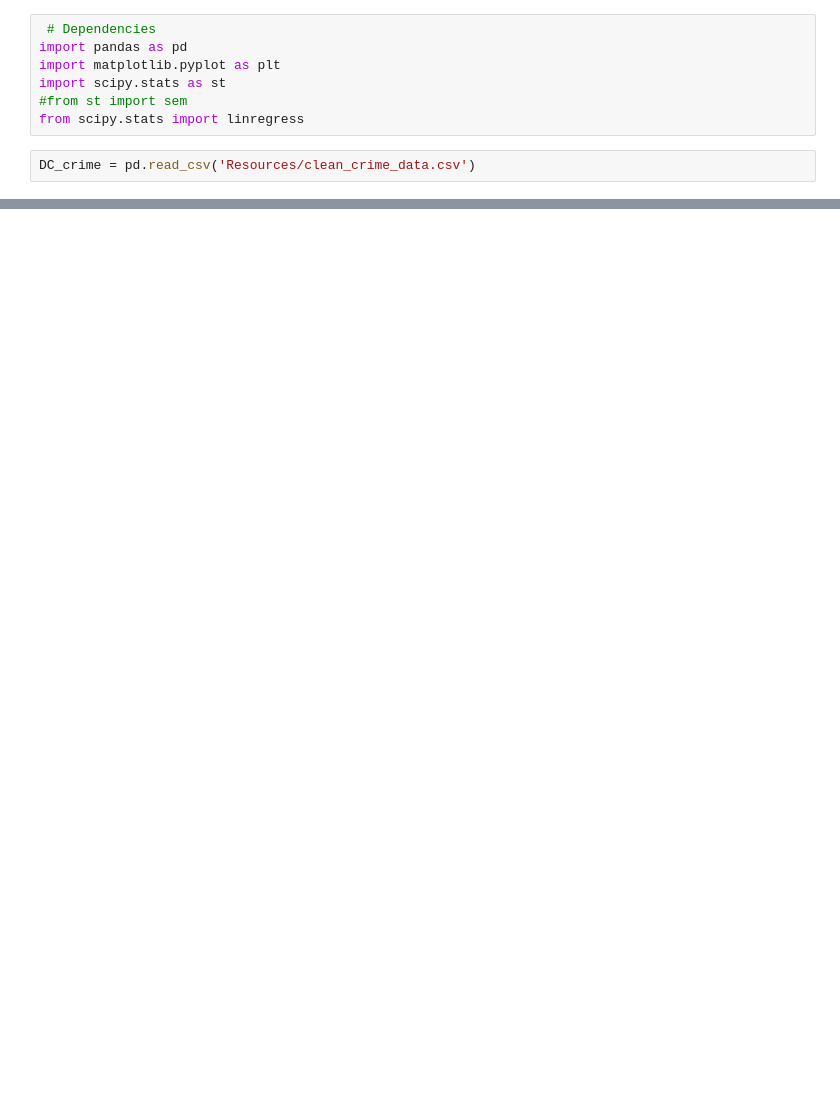
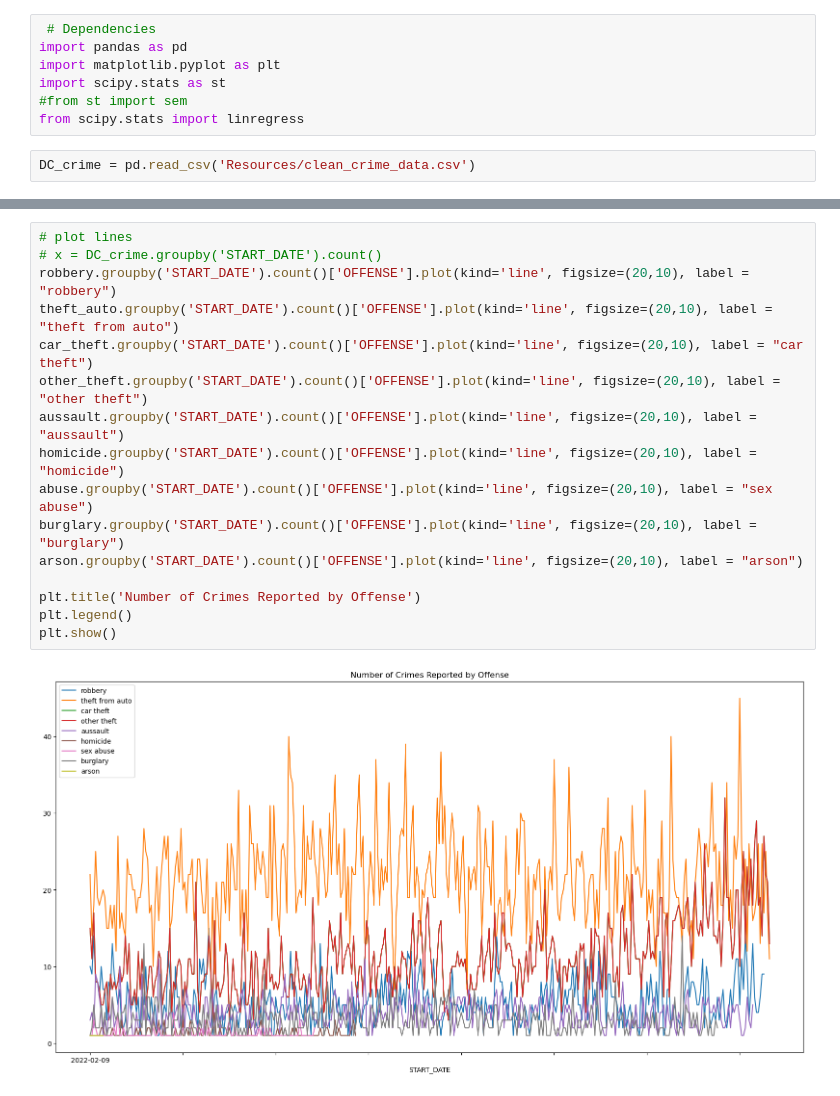
Before and after one commit to b-wild/Project_One_Group_2, a Jupyter notebook: DC_crime_analysis.ipynb, the cells around one changed output, grey strips where cells are left out. Drawn from its saved outputs; the diff is of its cells as text; blank space fills up the shorter version.

```diff
--- a/DC_crime_analysis.ipynb
+++ b/DC_crime_analysis.ipynb
@@ -116,0 +95,18 @@ plt.show()
+# %%
+# plot lines
+# x = DC_crime.groupby('START_DATE').count()
+robbery.groupby('START_DATE').count()['OFFENSE'].plot(kind='line', figsize=(20,10), label = "robbery")
+theft_auto.groupby('START_DATE').count()['OFFENSE'].plot(kind='line', figsize=(20,10), label = "theft from auto")
+car_theft.groupby('START_DATE').count()['OFFENSE'].plot(kind='line', figsize=(20,10), label = "car theft")
+other_theft.groupby('START_DATE').count()['OFFENSE'].plot(kind='line', figsize=(20,10), label = "other theft")
+aussault.groupby('START_DATE').count()['OFFENSE'].plot(kind='line', figsize=(20,10), label = "aussault")
+homicide.groupby('START_DATE').count()['OFFENSE'].plot(kind='line', figsize=(20,10), label = "homicide")
+abuse.groupby('START_DATE').count()['OFFENSE'].plot(kind='line', figsize=(20,10), label = "sex abuse")
+burglary.groupby('START_DATE').count()['OFFENSE'].plot(kind='line', figsize=(20,10), label = "burglary")
+arson.groupby('START_DATE').count()['OFFENSE'].plot(kind='line', figsize=(20,10), label = "arson")
+
+plt.title('Number of Crimes Reported by Offense')
+plt.legend()
+plt.show()
+# %% [output]
+[figure, added]
```
Also changed, not shown: parts of 13 cells of this notebook, 4 other files.
